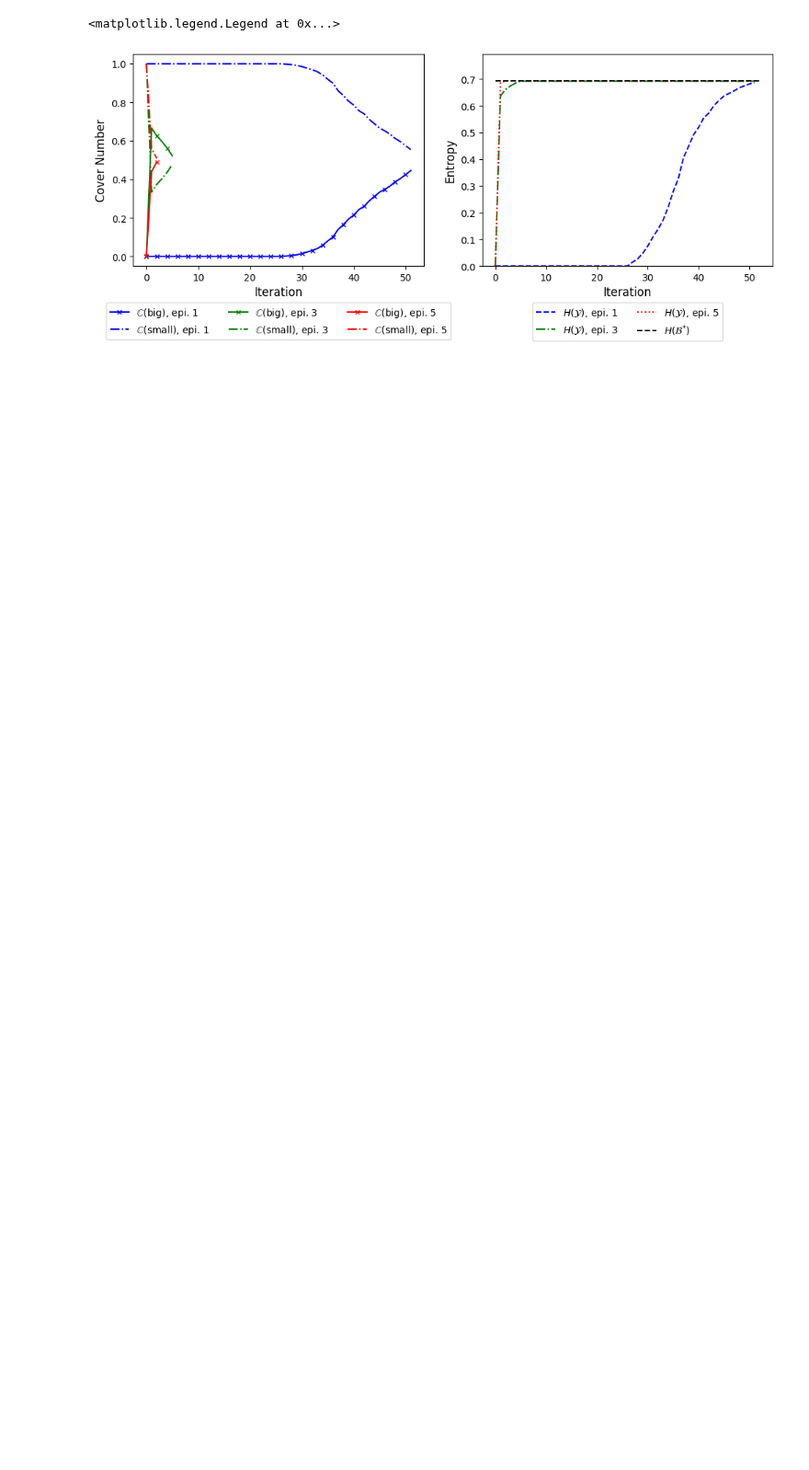
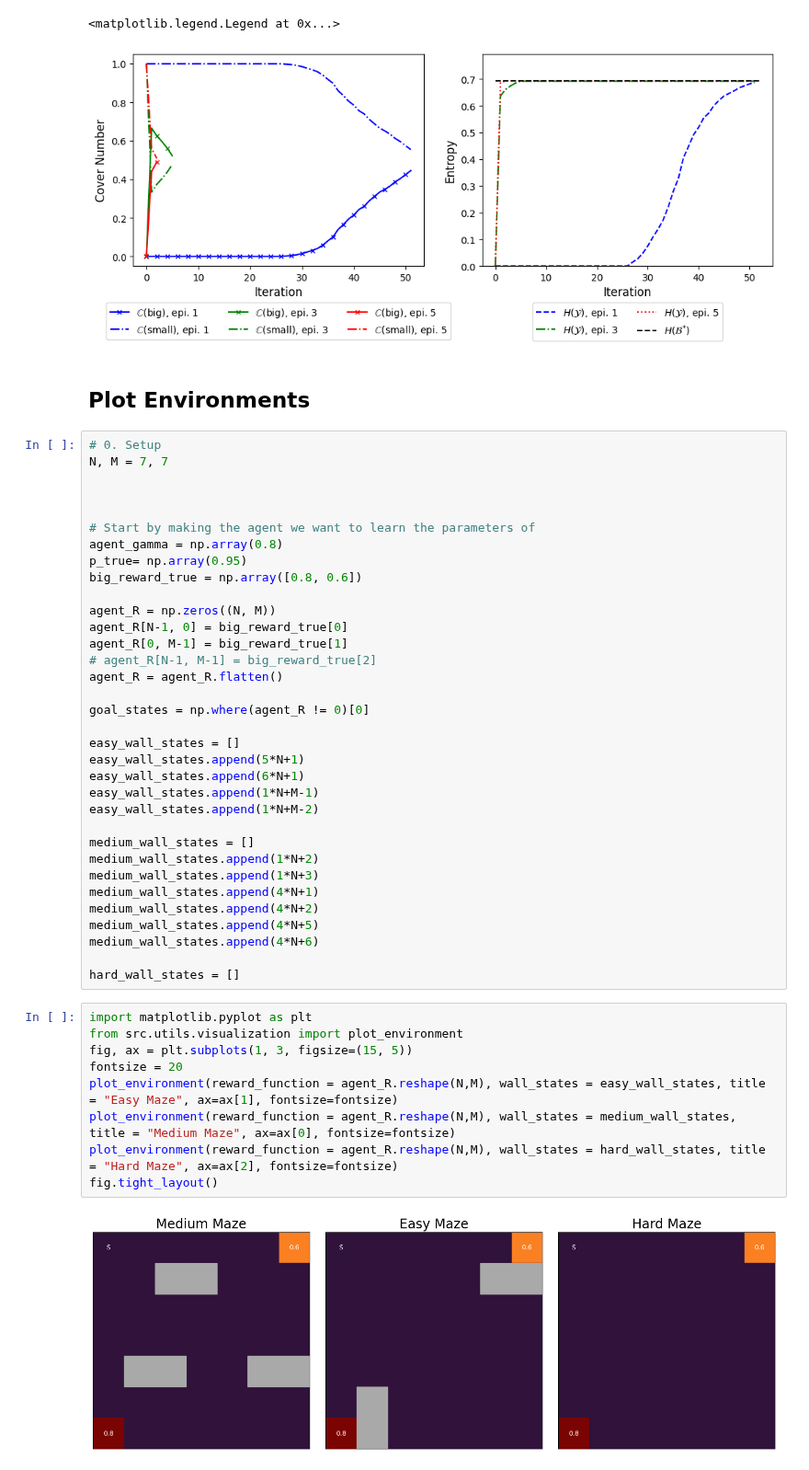
Before and after one commit to ankile/irl-environment-design, a Jupyter notebook: notebooks/example_amber_learns_entropy.ipynb, the cells around one changed output. Shown at 92% size. Drawn from its saved outputs; the diff is of its cells as text; blank space fills up the shorter version.

```diff
--- a/notebooks/example_amber_learns_entropy.ipynb
+++ b/notebooks/example_amber_learns_entropy.ipynb
@@ -304,3 +206,50 @@ axs[1].legend(loc='upper center', bbox_to_anchor=(0.5, -0.15), ncols = 2)
 # %% [output]
 <matplotlib.legend.Legend at 0x...>
 [figure]
+# %% [markdown]
+## Plot Environments
+# %%
+# 0. Setup
+N, M = 7, 7
+
+
+
+# Start by making the agent we want to learn the parameters of
+agent_gamma = np.array(0.8)
+p_true= np.array(0.95)
+big_reward_true = np.array([0.8, 0.6])
+
+agent_R = np.zeros((N, M))
+agent_R[N-1, 0] = big_reward_true[0]
+agent_R[0, M-1] = big_reward_true[1]
+# agent_R[N-1, M-1] = big_reward_true[2]
+agent_R = agent_R.flatten()
+
+goal_states = np.where(agent_R != 0)[0]
+
+easy_wall_states = []
+easy_wall_states.append(5*N+1)
+easy_wall_states.append(6*N+1)
+easy_wall_states.append(1*N+M-1)
+easy_wall_states.append(1*N+M-2)
+
+medium_wall_states = []
+medium_wall_states.append(1*N+2)
+medium_wall_states.append(1*N+3)
+medium_wall_states.append(4*N+1)
+medium_wall_states.append(4*N+2)
+medium_wall_states.append(4*N+5)
+medium_wall_states.append(4*N+6)
+
+hard_wall_states = []
+# %%
+import matplotlib.pyplot as plt
+from src.utils.visualization import plot_environment
+fig, ax = plt.subplots(1, 3, figsize=(15, 5))
+fontsize = 20
+plot_environment(reward_function = agent_R.reshape(N,M), wall_states = easy_wall_states, title = "Easy Maze", ax=ax[1], fontsize=fontsize)
+plot_environment(reward_function = agent_R.reshape(N,M), wall_states = medium_wall_states, title = "Medium Maze", ax=ax[0], fontsize=fontsize)
+plot_environment(reward_function = agent_R.reshape(N,M), wall_states = hard_wall_states, title = "Hard Maze", ax=ax[2], fontsize=fontsize)
+fig.tight_layout()
+# %% [output]
+[figure, added]
```
Also changed, not shown: parts of 4 cells of this notebook, 33 other files.
